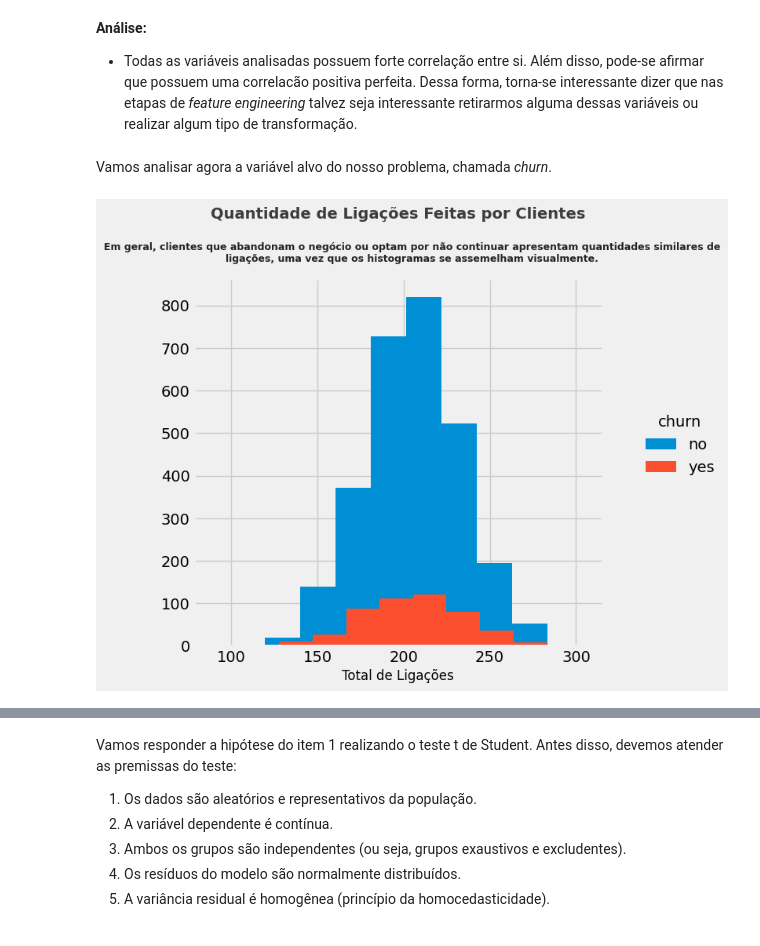
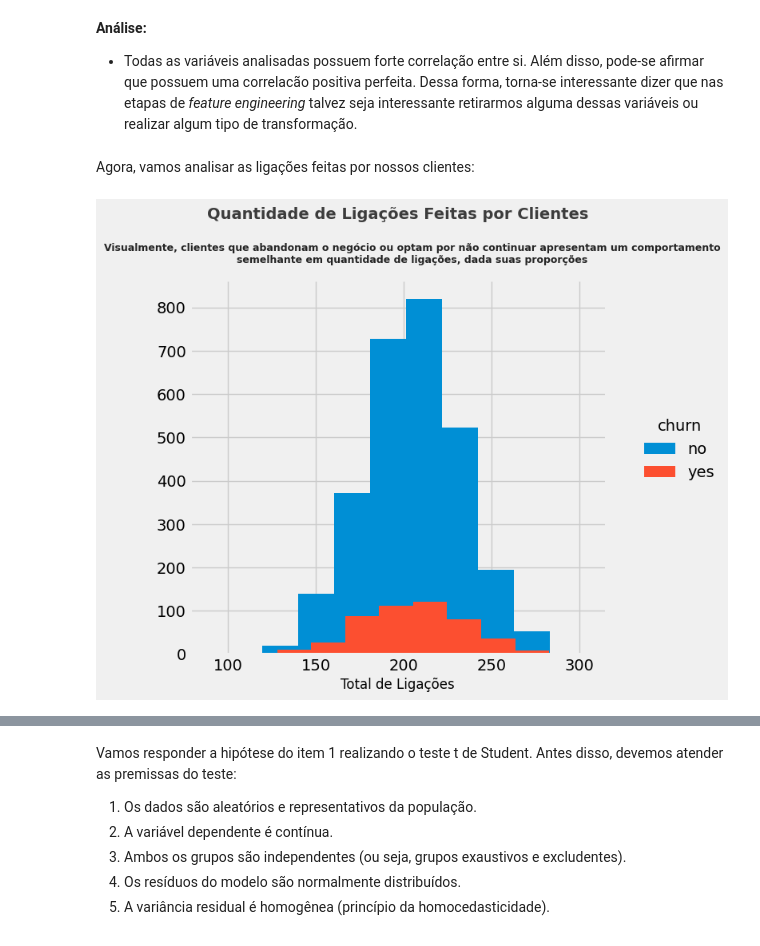
Before and after one commit to GabrielBueno21/Churn_Prediction, a Jupyter notebook: Projeto04_telecom.ipynb, the cells around one changed output, grey strips where cells are left out. Drawn from its saved outputs; the diff is of its cells as text; code cells hidden in the pictures.

```diff
--- a/Projeto04_telecom.ipynb
+++ b/Projeto04_telecom.ipynb
@@ -554,5 +565,3 @@ total_intl_minutes x total_intl_charge = 1.00
 # %% [markdown]
 **Análise:**
 * Todas as variáveis analisadas possuem forte correlação entre si. Além disso, pode-se afirmar que possuem uma correlacão positiva perfeita. Dessa forma, torna-se interessante dizer que nas etapas de *feature engineering* talvez seja interessante retirarmos alguma dessas variáveis ou realizar algum tipo de transformação.
-# %% [markdown]
-Vamos analisar agora a variável alvo do nosso problema, chamada *churn*.
@@ -576 +568,3 @@ fig.update_yaxes(title_text = 'Número de Obs.',
+# %% [markdown]
+Agora, vamos analisar as ligações feitas por nossos clientes:
 # %%
@@ -583,27 +582,27 @@ df_exp['mean_minutes_by_call'] = (df_exp['total_day_minutes'] + df_exp['total_ni
 # %%
 sns.FacetGrid(df_exp, hue = 'churn', height = 6) \
     .map(plt.hist, 'total_calls') \
     .add_legend()
 plt.title('Quantidade de Ligações Feitas por Clientes',
           size = 14,
           weight = 'bold',
           alpha = 0.75, y = 1.15)
 # Texto do suptitle
 suptitle_text = (
-    'Em geral, clientes que abandonam o negócio ou optam por não continuar apresentam '
-    'quantidades similares de ligações, uma vez que os histogramas se assemelham visualmente.'
+    'Visualmente, clientes que abandonam o negócio ou optam por não continuar apresentam '
+    'um comportamento semelhante em quantidade de ligações, dada suas proporções'
 )
 suptitle_text_wrapped = '\n'.join(textwrap.wrap(suptitle_text, width=110))
 plt.suptitle(
             suptitle_text_wrapped,
              size = 9,
              x = 0.5,
              weight = 'bold',
              alpha = 0.85)
 plt.subplots_adjust(top = 0.9)
 plt.xlabel('Total de Ligações',
            fontdict = dict(size = 12))
 
 plt.show()
 # %% [output]
-[figure, old version]
+[figure, new version]
```
Also changed, not shown: parts of 80 cells of this notebook.
